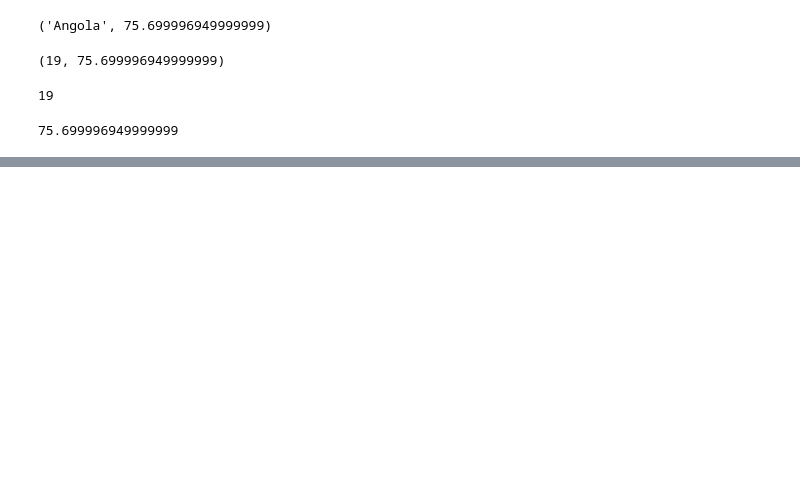
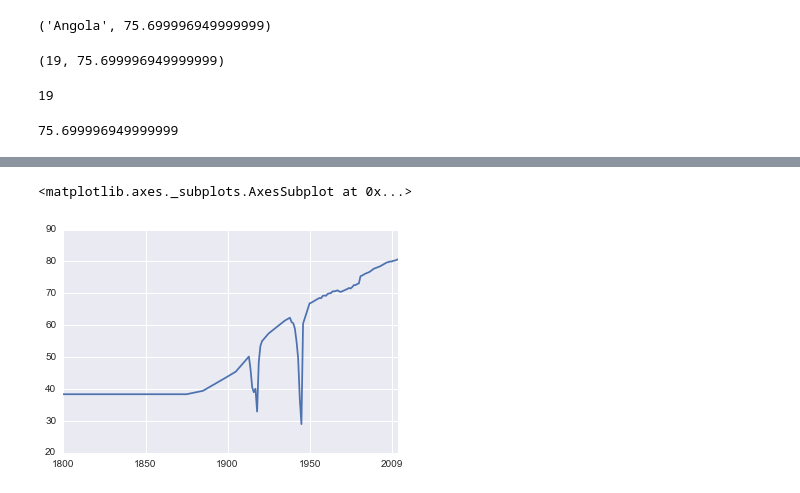
Before and after one commit to slangenbach/udacity-da-nanodegree, a Jupyter notebook: p2/L2_Personal_Code.ipynb, the cells around one changed output, grey strips where cells are left out. Saved outputs shown, nothing was run; the diff lists cells and outputs as text; code cells hidden in the pictures; blank space fills up the shorter version.

Commit message:
Completed lesson p2 lesson2

```diff
--- a/p2/L2_Personal_Code.ipynb
+++ b/p2/L2_Personal_Code.ipynb
@@ -69,0 +433,39 @@ np.max(employment)
+# %%
+import seaborn as sns
+%matplotlib inline
+
+# The following code reads all the Gapminder data into Pandas DataFrames. You'll
+# learn about DataFrames next lesson.
+
+path = ''
+employment = pd.read_csv(path + 'employment_above_15.csv', index_col='Country')
+female_completion = pd.read_csv(path + 'female_completion_rate.csv', index_col='Country')
+male_completion = pd.read_csv(path + 'male_completion_rate.csv', index_col='Country')
+life_expectancy = pd.read_csv(path + 'life_expectancy.csv', index_col='Country')
+gdp = pd.read_csv(path + 'gdp_per_capita.csv', index_col='Country')
+
+# The following code creates a Pandas Series for each variable for the United States.
+# You can change the string 'United States' to a country of your choice.
+
+employment_us = employment.loc['United States']
+female_completion_us = female_completion.loc['United States']
+male_completion_us = male_completion.loc['United States']
+life_expectancy_us = life_expectancy.loc['United States']
+gdp_us = gdp.loc['United States']
+
+# Uncomment the following line of code to see the available country names
+#print(employment.index.values)
+
+# Use the Series defined above to create a plot of each variable over time for
+# the country of your choice. You will only be able to display one plot at a time
+# with each "Test Run".
+#employment_us.plot()
+#female_completion_us.plot()
+#male_completion_us.plot()
+#life_expectancy_us.plot()
+#gdp_us.plot()
+
+life_expectancy.loc["Germany"].plot()
+# %% [output]
+<matplotlib.axes._subplots.AxesSubplot at 0x...>
+[figure, added]
```
Also changed, not shown: parts of 21 cells of this notebook, 1 other file.
